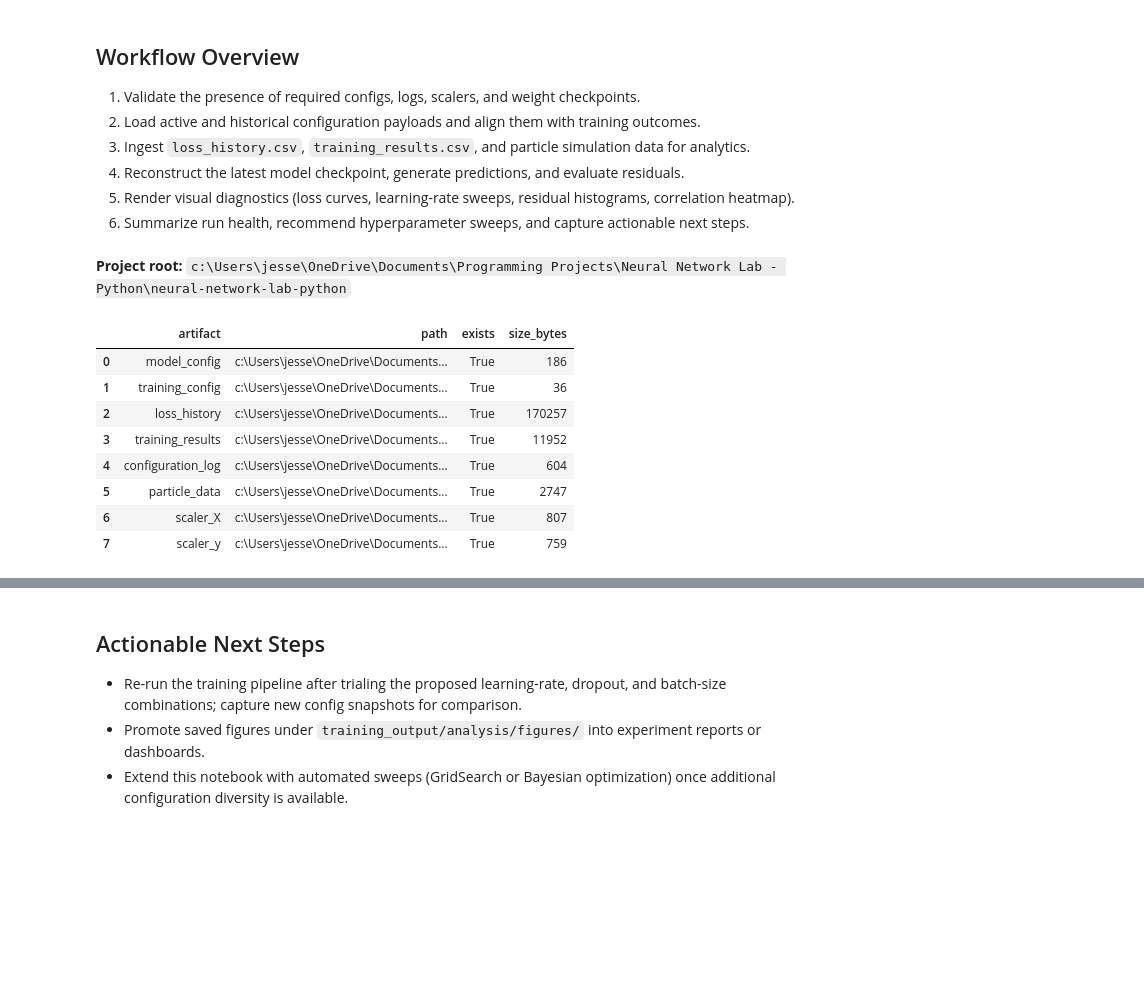
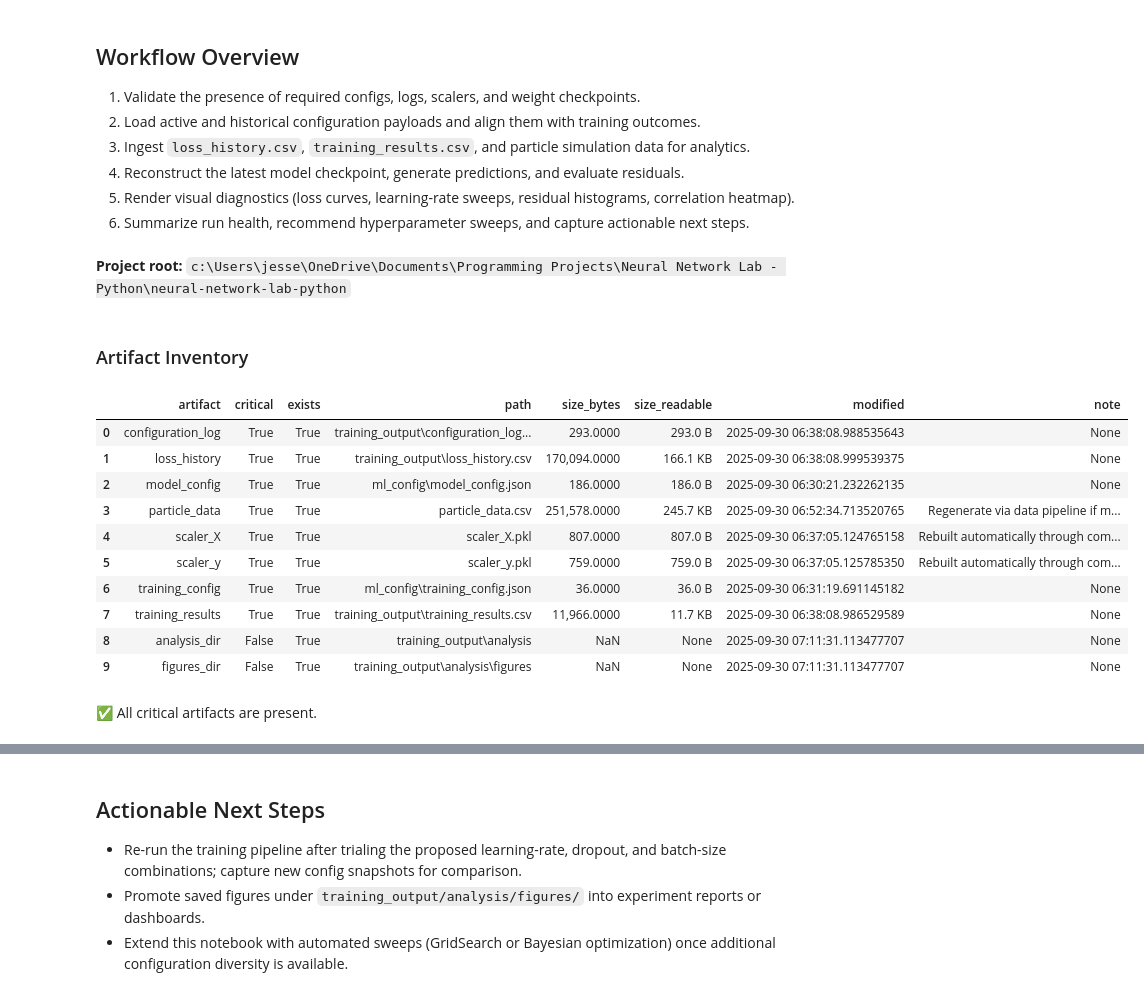
Before and after one commit to jesse318s/neural-network-lab-python, a Jupyter notebook: experiment_analysis_framework.ipynb, the cells around one changed output, grey strips where cells are left out. Saved outputs shown, nothing was run; the diff lists cells and outputs as text; code cells hidden in the pictures; blank space fills up the shorter version.

```diff
--- a/experiment_analysis_framework.ipynb
+++ b/experiment_analysis_framework.ipynb
@@ -451,22 +609,37 @@ def suggest_hyperparameters(model_config: Dict[str, Any], training_config: Dict[
 # %%
 paths = resolve_project_paths()
 
 display(Markdown(f"**Project root:** `{paths['project_root']}`"))
 
 artifact_status = validate_required_artifacts(paths)
 
+display(Markdown("### Artifact Inventory"))
+
 display(artifact_status)
+
+missing_artifacts = artifact_status.loc[~artifact_status["exists"]]
+
+if not missing_artifacts.empty:
+    display(Markdown("⚠️ **Missing artifacts detected. Review notes before continuing.**"))
+
+    display(missing_artifacts)
+else:
+    display(Markdown("✅ All critical artifacts are present."))
 # %% [output]
 **Project root:** `c:\Users\jesse\OneDrive\Documents\Programming Projects\Neural Network Lab - Python\neural-network-lab-python`
+### Artifact Inventory
-|  | artifact | path | exists | size_bytes |
-| 0 | model_config | c:\Users\jesse\OneDrive\Documents... | True | 186 |
-| 1 | training_config | c:\Users\jesse\OneDrive\Documents... | True | 36 |
-| 2 | loss_history | c:\Users\jesse\OneDrive\Documents... | True | 170257 |
-| 3 | training_results | c:\Users\jesse\OneDrive\Documents... | True | 11952 |
-| 4 | configuration_log | c:\Users\jesse\OneDrive\Documents... | True | 604 |
-| 5 | particle_data | c:\Users\jesse\OneDrive\Documents... | True | 2747 |
-| 6 | scaler_X | c:\Users\jesse\OneDrive\Documents... | True | 807 |
-| 7 | scaler_y | c:\Users\jesse\OneDrive\Documents... | True | 759 |
+|  | artifact | critical | exists | path | size_bytes | size_readable | modified | note |
+| 0 | configuration_log | True | True | training_output\configuration_log... | 293.0000 | 293.0 B | 2025-09-30 06:38:08.988535643 | None |
+| 1 | loss_history | True | True | training_output\loss_history.csv | 170,094.0000 | 166.1 KB | 2025-09-30 06:38:08.999539375 | None |
+| 2 | model_config | True | True | ml_config\model_config.json | 186.0000 | 186.0 B | 2025-09-30 06:30:21.232262135 | None |
+| 3 | particle_data | True | True | particle_data.csv | 251,578.0000 | 245.7 KB | 2025-09-30 06:52:34.713520765 | Regenerate via data pipeline if m... |
+| 4 | scaler_X | True | True | scaler_X.pkl | 807.0000 | 807.0 B | 2025-09-30 06:37:05.124765158 | Rebuilt automatically through com... |
+| 5 | scaler_y | True | True | scaler_y.pkl | 759.0000 | 759.0 B | 2025-09-30 06:37:05.125785350 | Rebuilt automatically through com... |
+| 6 | training_config | True | True | ml_config\training_config.json | 36.0000 | 36.0 B | 2025-09-30 06:31:19.691145182 | None |
+| 7 | training_results | True | True | training_output\training_results.csv | 11,966.0000 | 11.7 KB | 2025-09-30 06:38:08.986529589 | None |
+| 8 | analysis_dir | False | True | training_output\analysis | NaN | None | 2025-09-30 07:11:31.113477707 | None |
+| 9 | figures_dir | False | True | training_output\analysis\figures | NaN | None | 2025-09-30 07:11:31.113477707 | None |
+✅ All critical artifacts are present.
 # %%
 model_config, training_config, config_history = load_configs(paths)
 
```
Also changed, not shown: parts of 12 cells of this notebook.
